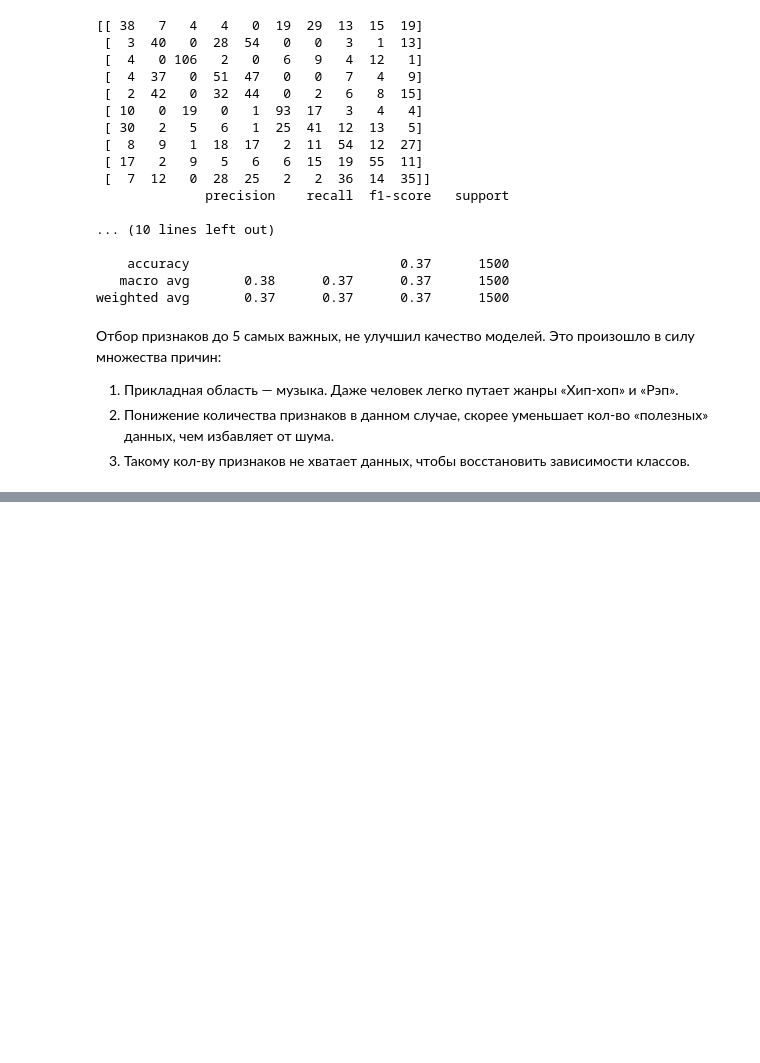
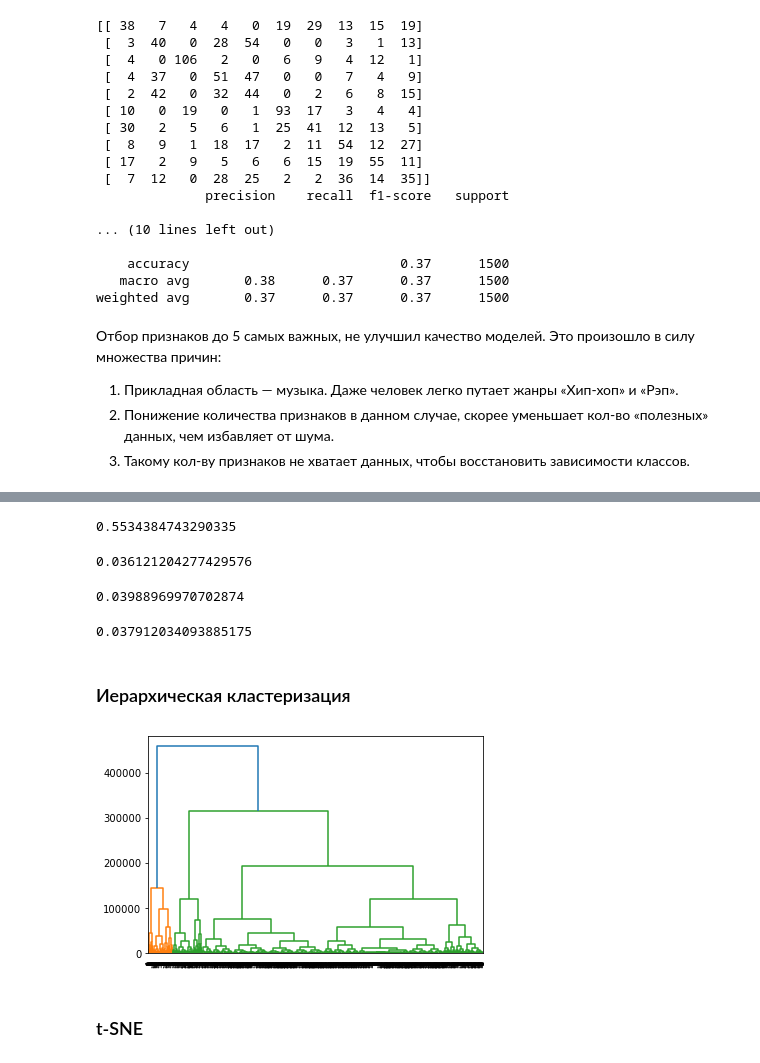
Before and after one commit to RyndyukDanila/ML-FIT-201, a Jupyter notebook: notebooks/5_unsupervised_learning.ipynb, the cells around one changed output, grey strips where cells are left out. Cells and saved outputs as stored; diff of their text form; code cells hidden in the pictures; blank space fills up the shorter version.

```diff
--- a/notebooks/5_unsupervised_learning.ipynb
+++ b/notebooks/5_unsupervised_learning.ipynb
@@ -488,0 +513,11 @@ weighted avg       0.37      0.37      0.37      1500
+# %%
+# Импортируем библиотеки
+from sklearn.cluster import KMeans
+
+# Описываем модель
+model = KMeans(n_clusters=10)
+
+# Проводим моделирование
+model.fit(X)
+
+y_pred = model.predict(X)
@@ -488,0 +530,40 @@ weighted avg       0.37      0.37      0.37      1500
+# %%
+labels = model.labels_
+metrics.silhouette_score(X, labels, metric='euclidean')
+# %% [output]
+0.5534384743290335
+# %%
+metrics.homogeneity_score(y, y_pred)
+# %% [output]
+0.036121204277429576
+# %%
+metrics.completeness_score(y, y_pred)
+# %% [output]
+0.03988969970702874
+# %%
+metrics.v_measure_score(y, y_pred)
+# %% [output]
+0.037912034093885175
+# %% [markdown]
+### Иерархическая кластеризация
+# %%
+from scipy.cluster.hierarchy import linkage, dendrogram
+import matplotlib.pyplot as plt
+
+varieties = y.values
+
+samples = X.values
+
+mergings = linkage(samples, method='complete')
+
+dendrogram(mergings,
+           labels=varieties,
+           leaf_rotation=90,
+           leaf_font_size=6,
+           )
+
+plt.show()
+# %% [output]
+[figure, added]
+# %% [markdown]
+### t-SNE
```
Also changed, not shown: parts of 15 cells of this notebook.
